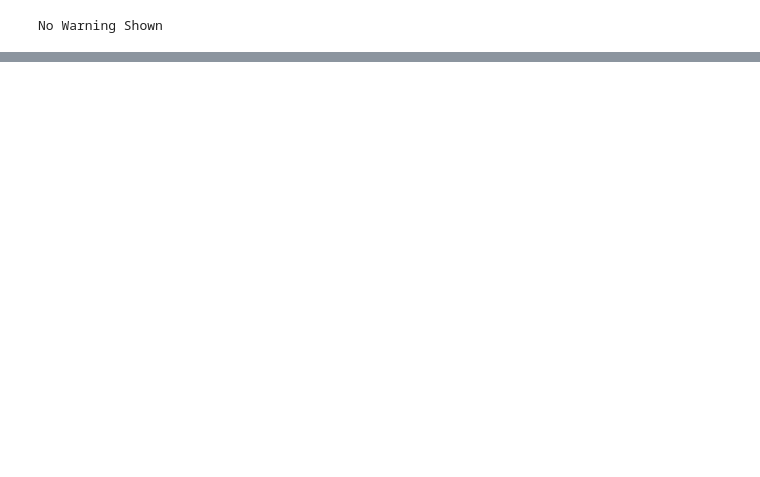
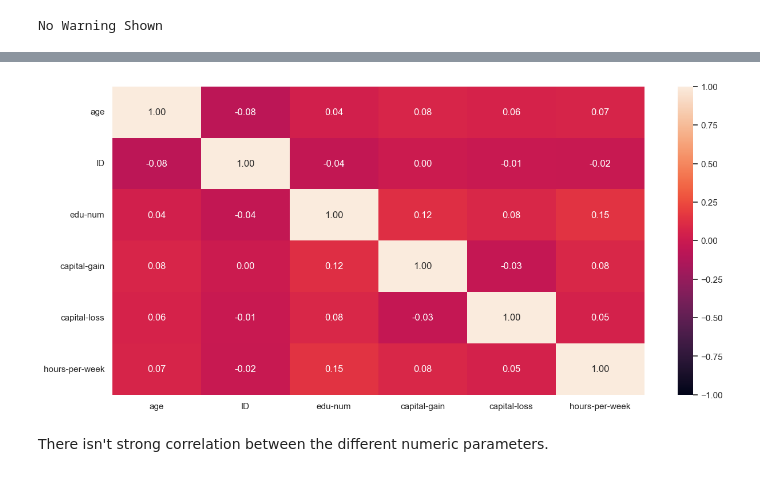
Before and after one commit to elinasafina23/ML_assignments_Team5, a Jupyter notebook: ml_assignment.ipynb, the cells around one changed output, grey strips where cells are left out. Saved outputs shown, nothing was run; the diff lists cells and outputs as text; code cells hidden in the pictures; blank space fills up the shorter version.

```diff
--- a/ml_assignment.ipynb
+++ b/ml_assignment.ipynb
@@ -62,0 +131,13 @@ data.sample(10)
+# %%
+# creating correlation heatmap
+cols_list = data.select_dtypes(include=np.number).columns.tolist()
+
+plt.figure(figsize=(15, 7))
+sns.heatmap(
+    data[cols_list].corr(), annot=True, vmin=-1, vmax=1, fmt=".2f",
+)
+plt.show()
+# %% [output]
+[figure, added]
+# %% [markdown]
+There isn't strong correlation between the different numeric parameters.
```
Also changed, not shown: parts of 6 cells of this notebook.
